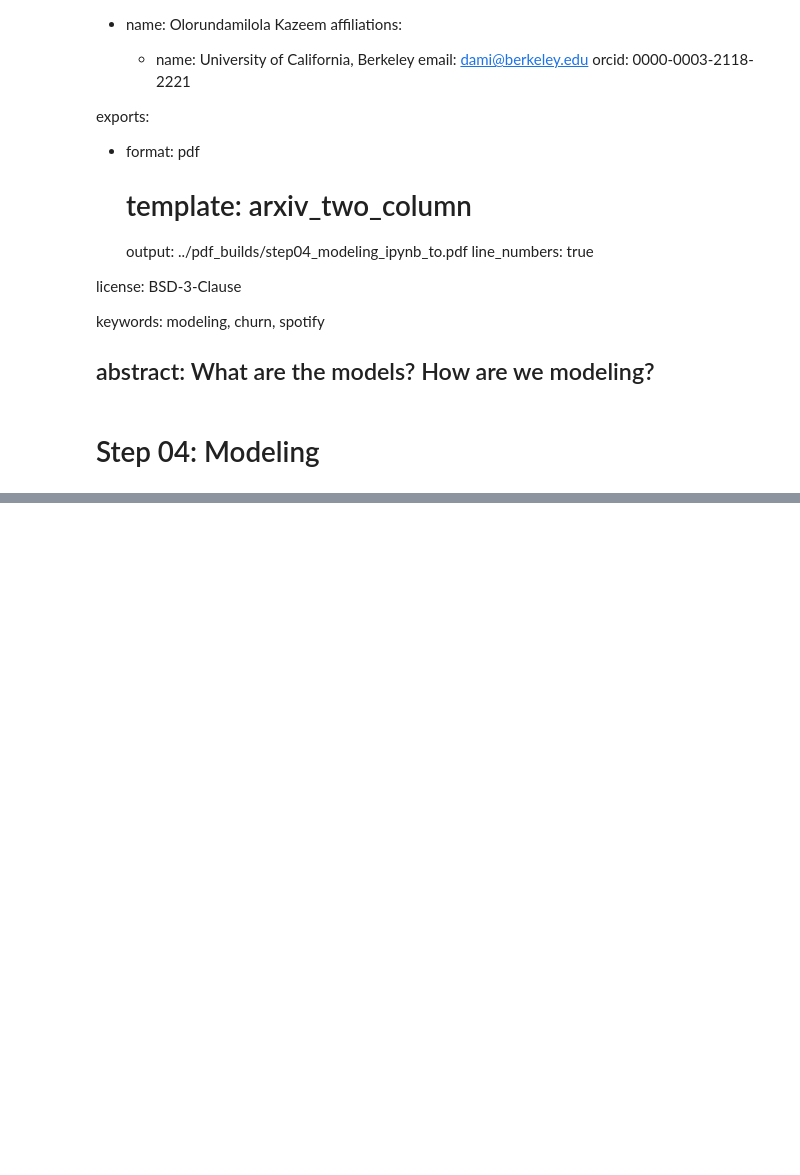
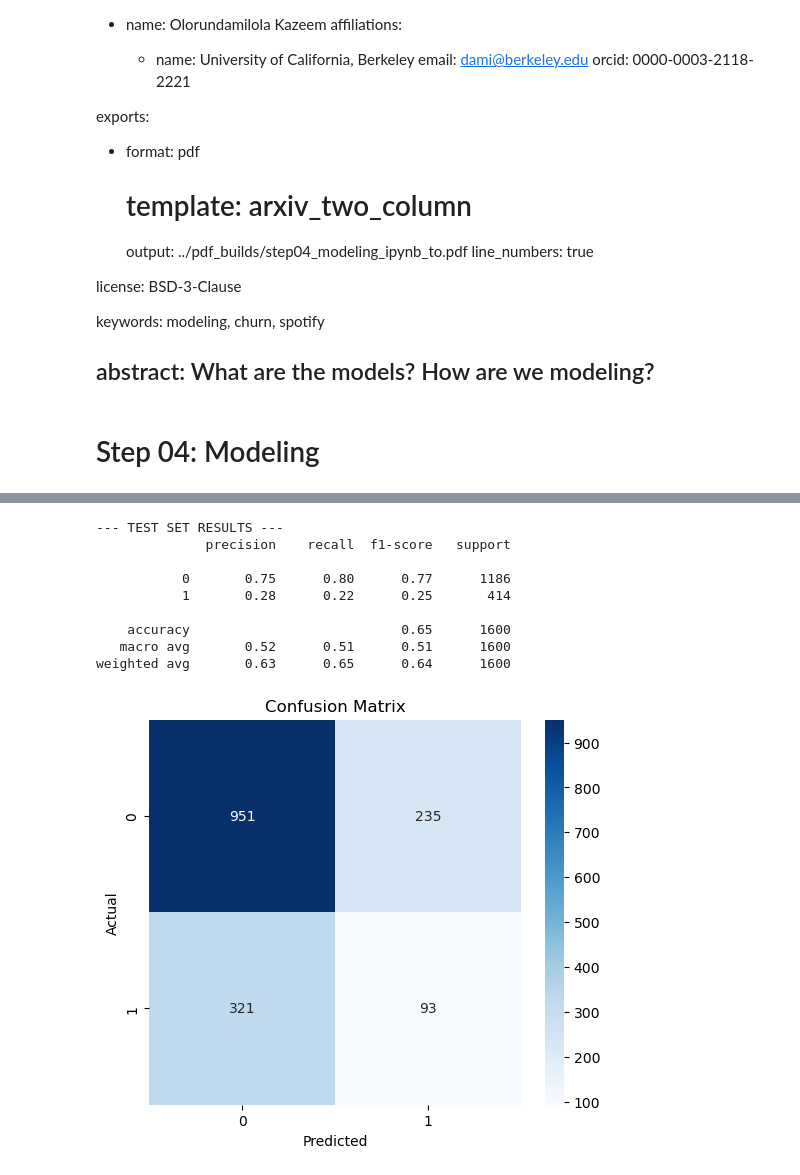
Before and after one commit to UCB-stat-159-f25/final-group08, a Jupyter notebook: notebooks/step04_modeling.ipynb, the cells around one changed output, grey strips where cells are left out. Cells and saved outputs as stored; diff of their text form; code cells hidden in the pictures; blank space fills up the shorter version.

Commit message:
Completed step04_modeling

```diff
--- a/notebooks/step04_modeling.ipynb
+++ b/notebooks/step04_modeling.ipynb
@@ -67,0 +72,19 @@ Q: ...
+# %%
+DATA_DIR = Path('../data/02_vectorized')
+TRAIN_PATH = DATA_DIR / 'train.joblib'
+TEST_PATH = DATA_DIR / 'test.joblib'
+
+# set seed
+RANDOM_STATE = 42
+# %%
+train_data = joblib.load(TRAIN_PATH)
+test_data = joblib.load(TEST_PATH)
+
+X_train = train_data['X']
+y_train = train_data['y']
+
+X_test = test_data['X']
+y_test = test_data['y']
+
+print(f"Training Shape: {X_train.shape}")
+print(f"Test Shape:     {X_test.shape}")
@@ -67,0 +140,26 @@ Q: ...
+# %%
+y_pred = final_model.predict(X_test)
+
+# report
+print("--- TEST SET RESULTS ---")
+print(classification_report(y_test, y_pred))
+
+# confusion matrix
+cm = confusion_matrix(y_test, y_pred)
+plt.figure(figsize=(6, 5))
+sns.heatmap(cm, annot=True, fmt='d', cmap='Blues')
+plt.title('Confusion Matrix')
+plt.ylabel('Actual')
+plt.xlabel('Predicted')
+plt.show()
+# %% [output]
+--- TEST SET RESULTS ---
+              precision    recall  f1-score   support
+
+           0       0.75      0.80      0.77      1186
+           1       0.28      0.22      0.25       414
+
+    accuracy                           0.65      1600
+   macro avg       0.52      0.51      0.51      1600
+weighted avg       0.63      0.65      0.64      1600
+[figure, added]
```
Also changed, not shown: parts of 10 cells of this notebook, 2 other files.
